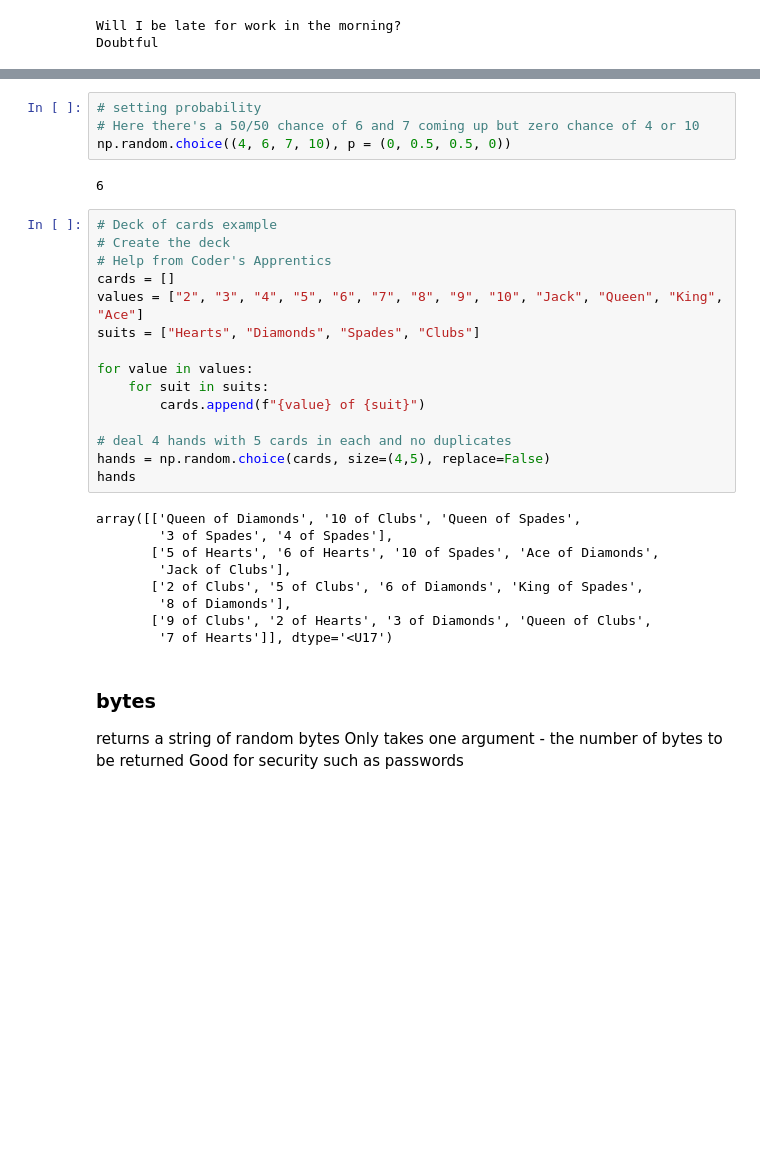
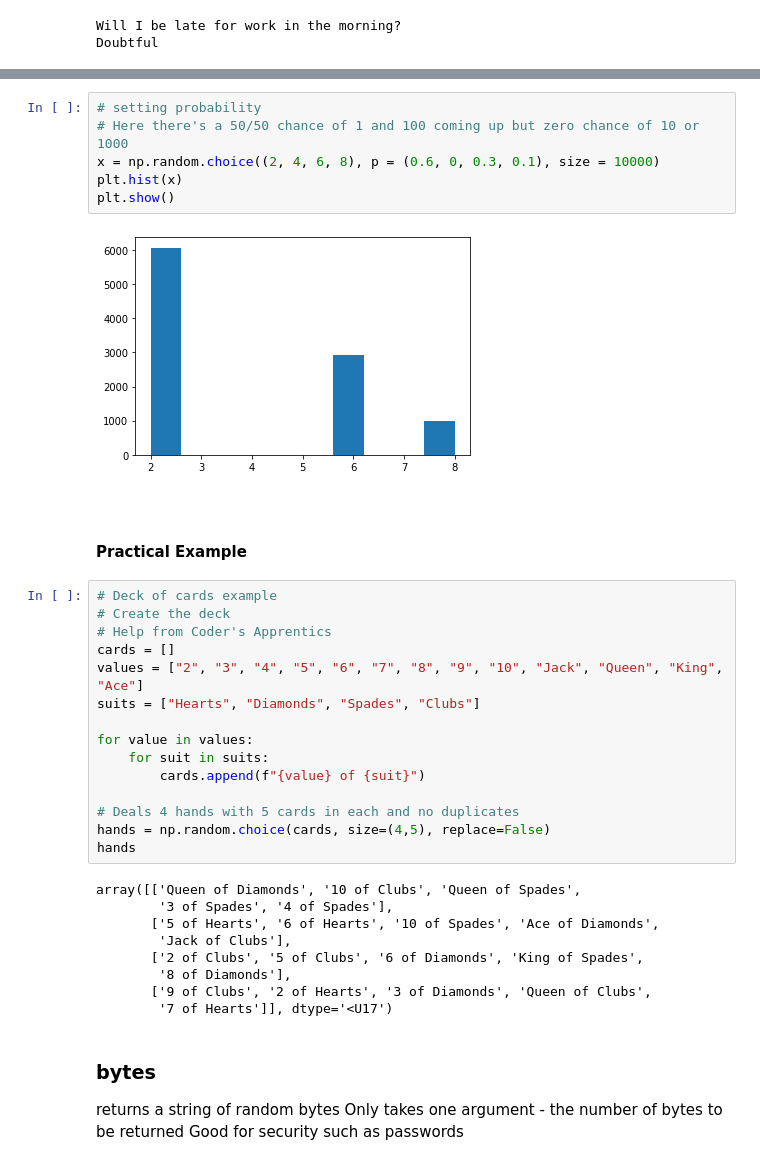
Before and after one commit to jennifer-ryan/numpy.random-project, a Jupyter notebook: numpy.random.ipynb, the cells around one changed output, grey strips where cells are left out. Cells and saved outputs as stored; diff of their text form; blank space fills up the shorter version.

Commit message:
Working on choice

```diff
--- a/numpy.random.ipynb
+++ b/numpy.random.ipynb
@@ -429,9 +471,15 @@ print(np.random.choice(["Mary", "John", "Helen", "Tony"], size=3))
 # %%
 # setting probability
-# Here there's a 50/50 chance of 6 and 7 coming up but zero chance of 4 or 10
-np.random.choice((4, 6, 7, 10), p = (0, 0.5, 0.5, 0))
+# Here there's a 50/50 chance of 1 and 100 coming up but zero chance of 10 or 1000
+x = np.random.choice((2, 4, 6, 8), p = (0.6, 0, 0.3, 0.1), size = 10000)
+plt.hist(x)
+plt.show()
 # %% [output]
-6
+[figure, added]
+# %% [markdown]
+<br>
+
+#### Practical Example
 # %%
 # Deck of cards example
 # Create the deck
@@ -444,7 +492,7 @@ for value in values:
     for suit in suits:
         cards.append(f"{value} of {suit}")
 
-# deal 4 hands with 5 cards in each and no duplicates
+# Deals 4 hands with 5 cards in each and no duplicates
 hands = np.random.choice(cards, size=(4,5), replace=False)
 hands
 # %% [output]
```
Also changed, not shown: parts of 9 cells of this notebook.
